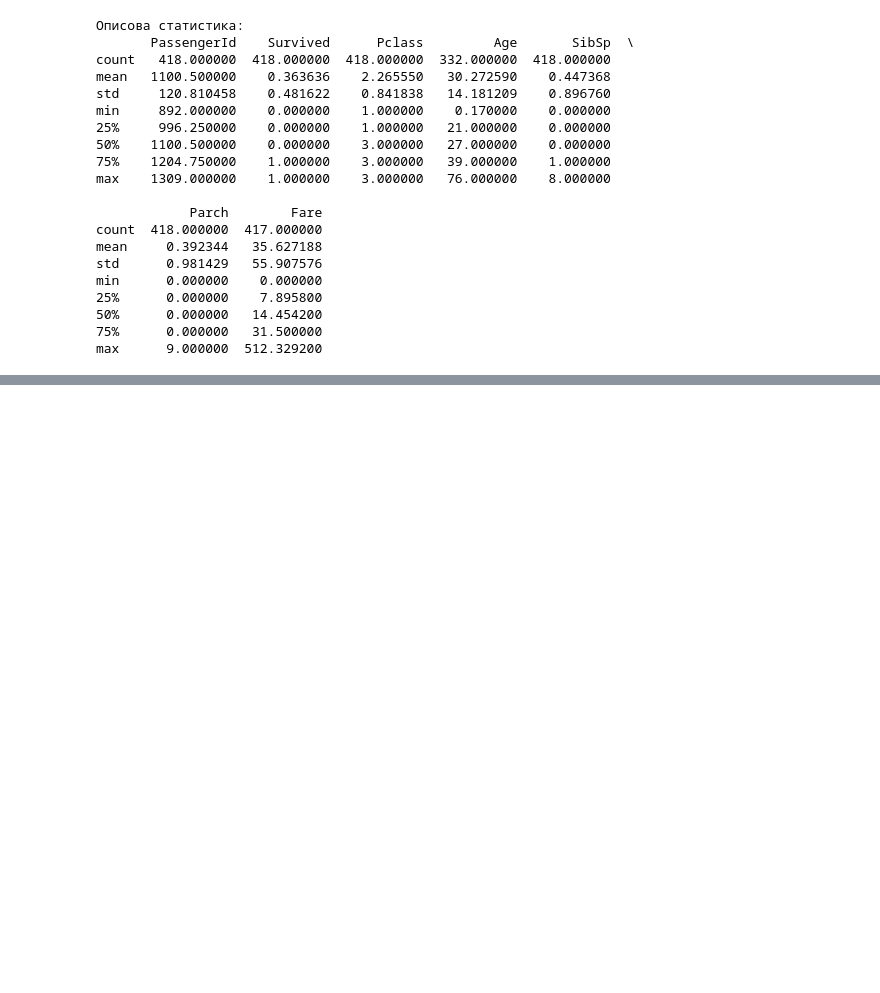
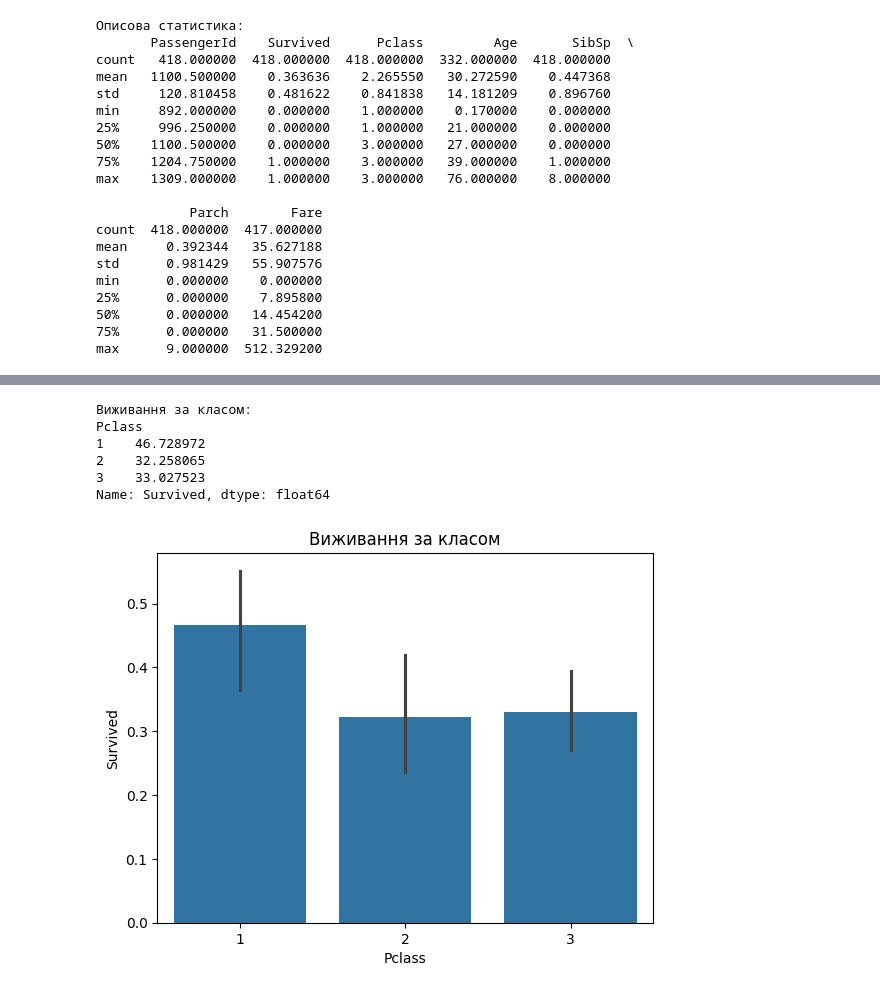
Before and after one commit to nazarmatiukha/Machine-learning-4-7, a Jupyter notebook: lab2/Matiukha_4-7_lab2_2.ipynb, the cells around one changed output, grey strips where cells are left out. Saved outputs shown, nothing was run; the diff lists cells and outputs as text; code cells hidden in the pictures; blank space fills up the shorter version.

```diff
--- a/lab2/Matiukha_4-7_lab2_2.ipynb
+++ b/lab2/Matiukha_4-7_lab2_2.ipynb
@@ -206,6 +300,20 @@ print(df)
 # %%
 #15.Обчисліть відсоток виживання для кожного класу (Pclass). Який
 #клас мав найвищий рівень виживання (дати відповідь)?
+print("\nВиживання за класом:")
+print(df.groupby('Pclass')['Survived'].mean() * 100)
+
+sns.barplot(x='Pclass', y='Survived', data=df)
+plt.title("Виживання за класом")
+plt.show()
+# %% [output]
+Виживання за класом:
+Pclass
+1    46.728972
+2    32.258065
+3    33.027523
+Name: Survived, dtype: float64
+[figure, added]
 # %%
 #16. Визначте середній вік тих, хто вижив, і тих, хто не вижив. Чи
 #впливає вік на виживання (дати відповідь)?
```
Also changed, not shown: parts of 15 cells of this notebook.
